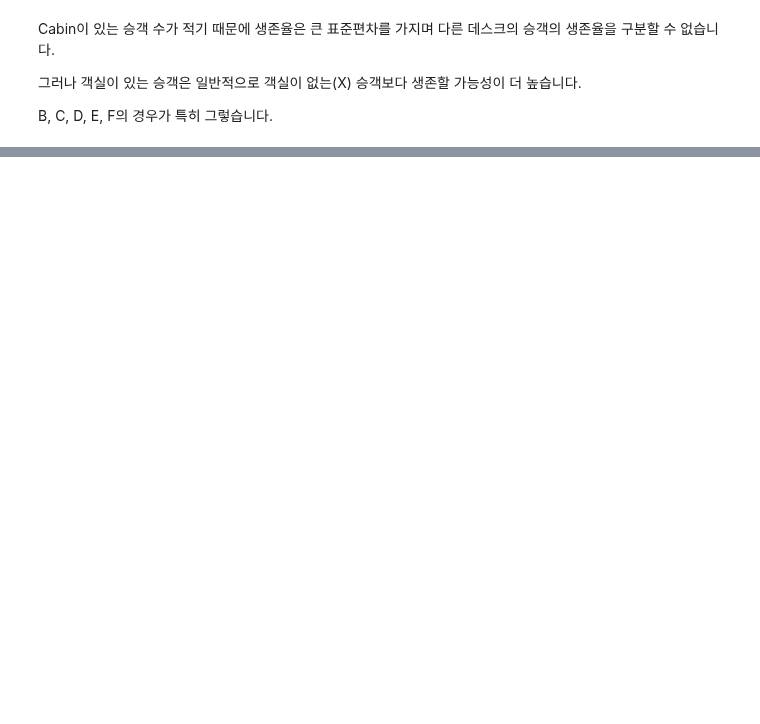
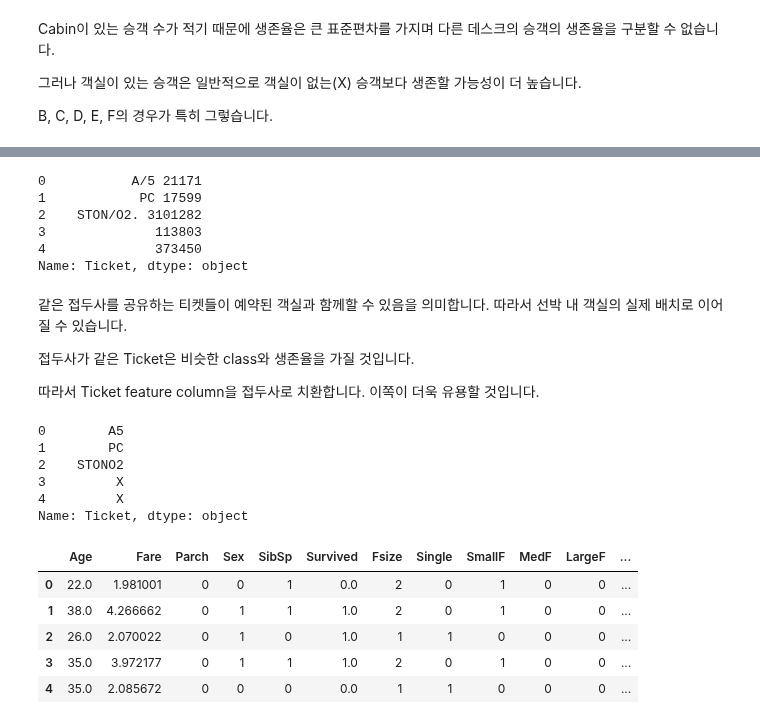
Before and after one commit to bluewood-truth/KaggleStudy, a Jupyter notebook: Binary classification/1st level_Titanic/Titanic03.ipynb, the cells around one changed output, grey strips where cells are left out. Saved outputs shown, nothing was run; the diff lists cells and outputs as text; code cells hidden in the pictures; blank space fills up the shorter version.

```diff
--- a/Binary classification/1st level_Titanic/Titanic03.ipynb
+++ b/Binary classification/1st level_Titanic/Titanic03.ipynb
@@ -623,0 +626,48 @@ dataset = pd.get_dummies(dataset, columns = ["Cabin"],prefix="Cabin")
+# %%
+dataset["Ticket"].head()
+# %% [output]
+0           A/5 21171
+1            PC 17599
+2    STON/O2. 3101282
+3              113803
+4              373450
+Name: Ticket, dtype: object
+# %% [markdown]
+같은 접두사를 공유하는 티켓들이 예약된 객실과 함께할 수 있음을 의미합니다. 따라서 선박 내 객실의 실제 배치로 이어질 수 있습니다.
+
+접두사가 같은 Ticket은 비슷한 class와 생존율을 가질 것입니다.
+
+따라서 Ticket feature column을 접두사로 치환합니다. 이쪽이 더욱 유용할 것입니다.
+# %%
+Ticket = []
+for i in list(dataset.Ticket):
+    if not i.isdigit() :
+        Ticket.append(i.replace(".","").replace("/","").strip().split(' ')[0]) #Take prefix
+    else:
+        Ticket.append("X")
+
+dataset["Ticket"] = Ticket
+dataset["Ticket"].head()
+# %% [output]
+0        A5
+1        PC
+2    STONO2
+3         X
+4         X
+Name: Ticket, dtype: object
+# %%
+dataset = pd.get_dummies(dataset, columns = ["Ticket"], prefix="T")
+# %%
+dataset["Pclass"] = dataset["Pclass"].astype("category")
+dataset = pd.get_dummies(dataset, columns = ["Pclass"],prefix="Pc")
+
+dataset.drop(labels = ["PassengerId"], axis = 1, inplace = True)
+# %%
+dataset.head()
+# %% [output]
+|  | Age | Fare | Parch | Sex | SibSp | Survived | Fsize | Single | SmallF | MedF | LargeF | ... |
+| 0 | 22.0 | 1.981001 | 0 | 0 | 1 | 0.0 | 2 | 0 | 1 | 0 | 0 | ... |
+| 1 | 38.0 | 4.266662 | 0 | 1 | 1 | 1.0 | 2 | 0 | 1 | 0 | 0 | ... |
+| 2 | 26.0 | 2.070022 | 0 | 1 | 0 | 1.0 | 1 | 1 | 0 | 0 | 0 | ... |
+| 3 | 35.0 | 3.972177 | 0 | 1 | 1 | 1.0 | 2 | 0 | 1 | 0 | 0 | ... |
+| 4 | 35.0 | 2.085672 | 0 | 0 | 0 | 0.0 | 1 | 1 | 0 | 0 | 0 | ... |
```
Also changed, not shown: parts of 8 cells of this notebook.
